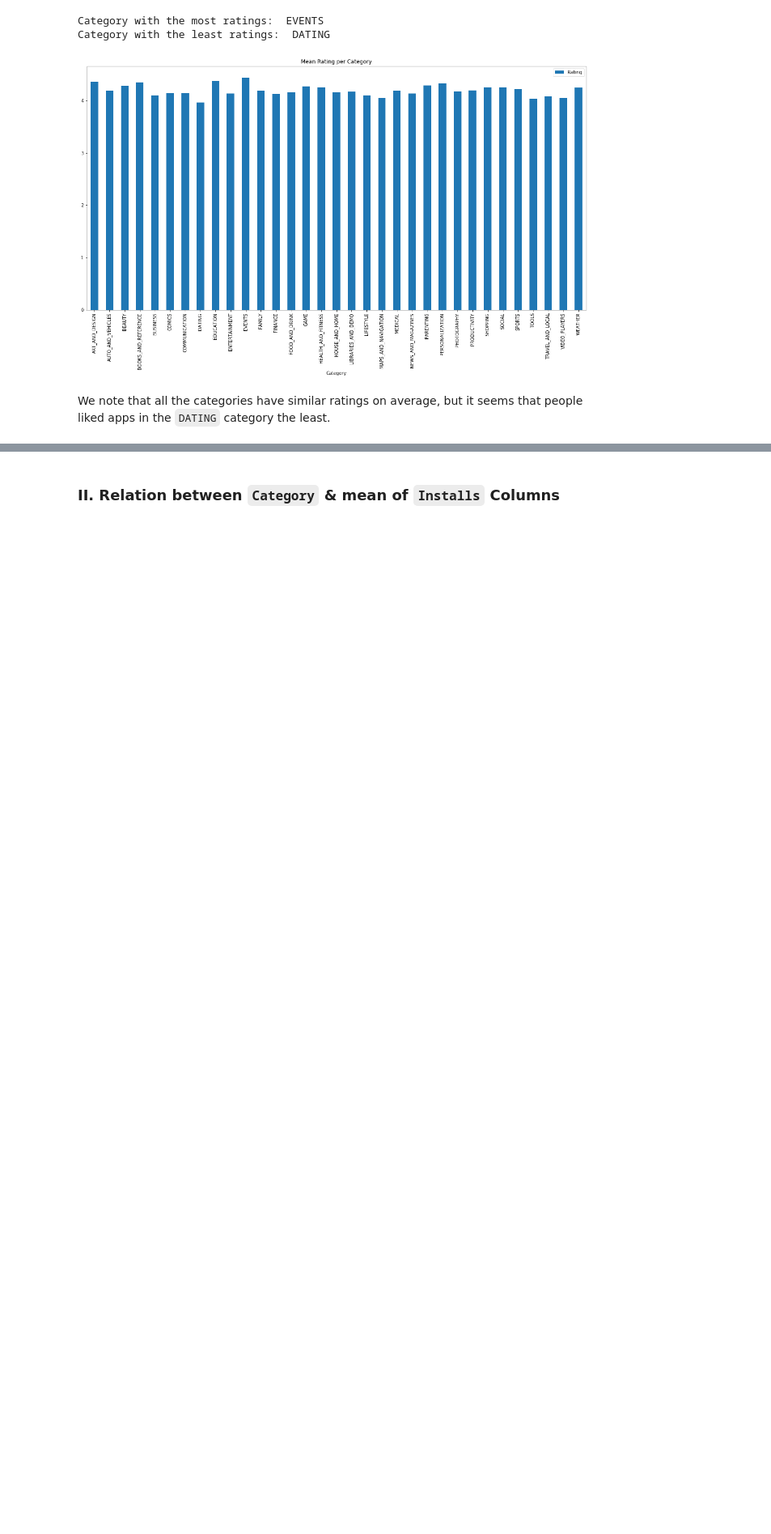
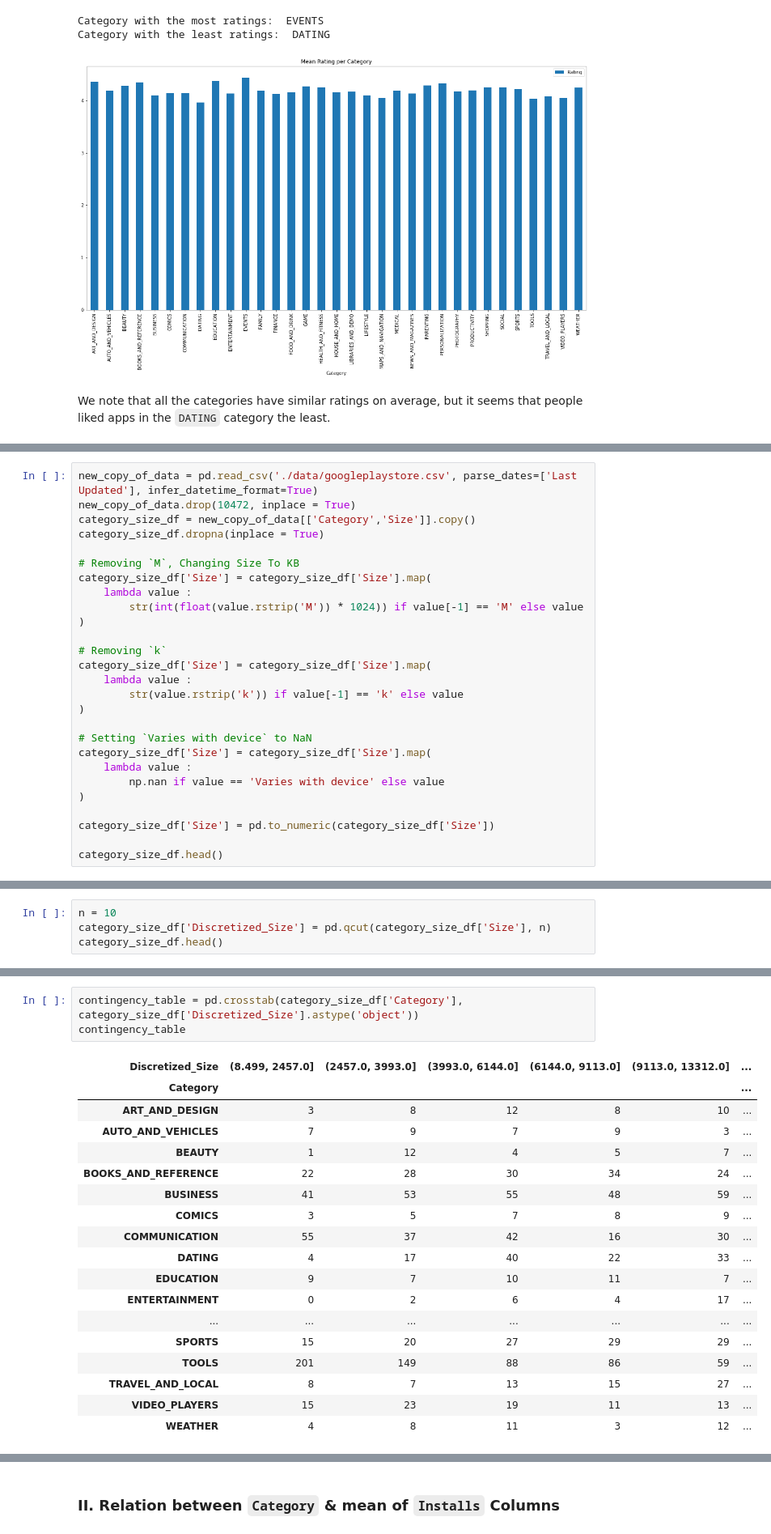
Before and after one commit to Logician724/play-store-analysis, a Jupyter notebook: notebook.ipynb, the cells around one changed output, grey strips where cells are left out. Shown at 81% size. Saved outputs shown, nothing was run; the diff lists cells and outputs as text; blank space fills up the shorter version.

```diff
--- a/notebook.ipynb
+++ b/notebook.ipynb
@@ -671,0 +677,27 @@ We note that all the categories have similar ratings on average, but it seems th
+# %%
+new_copy_of_data = pd.read_csv('./data/googleplaystore.csv', parse_dates=['Last Updated'], infer_datetime_format=True)
+new_copy_of_data.drop(10472, inplace = True)
+category_size_df = new_copy_of_data[['Category','Size']].copy()
+category_size_df.dropna(inplace = True)
+
+# Removing `M`, Changing Size To KB
+category_size_df['Size'] = category_size_df['Size'].map(
+    lambda value :
+        str(int(float(value.rstrip('M')) * 1024)) if value[-1] == 'M' else value
+)
+
+# Removing `k`
+category_size_df['Size'] = category_size_df['Size'].map(
+    lambda value :
+        str(value.rstrip('k')) if value[-1] == 'k' else value
+)
+
+# Setting `Varies with device` to NaN
+category_size_df['Size'] = category_size_df['Size'].map(
+    lambda value :
+        np.nan if value == 'Varies with device' else value
+)
+
+category_size_df['Size'] = pd.to_numeric(category_size_df['Size'])
+
+category_size_df.head()
@@ -671,0 +713,4 @@ We note that all the categories have similar ratings on average, but it seems th
+# %%
+n = 10
+category_size_df['Discretized_Size'] = pd.qcut(category_size_df['Size'], n)
+category_size_df.head()
@@ -671,0 +726,22 @@ We note that all the categories have similar ratings on average, but it seems th
+# %%
+contingency_table = pd.crosstab(category_size_df['Category'], category_size_df['Discretized_Size'].astype('object'))
+contingency_table
+# %% [output]
+| Discretized_Size | (8.499, 2457.0] | (2457.0, 3993.0] | (3993.0, 6144.0] | (6144.0, 9113.0] | (9113.0, 13312.0] | ... |
+| Category |  |  |  |  |  | ... |
+| ART_AND_DESIGN | 3 | 8 | 12 | 8 | 10 | ... |
+| AUTO_AND_VEHICLES | 7 | 9 | 7 | 9 | 3 | ... |
+| BEAUTY | 1 | 12 | 4 | 5 | 7 | ... |
+| BOOKS_AND_REFERENCE | 22 | 28 | 30 | 34 | 24 | ... |
+| BUSINESS | 41 | 53 | 55 | 48 | 59 | ... |
+| COMICS | 3 | 5 | 7 | 8 | 9 | ... |
+| COMMUNICATION | 55 | 37 | 42 | 16 | 30 | ... |
+| DATING | 4 | 17 | 40 | 22 | 33 | ... |
+| EDUCATION | 9 | 7 | 10 | 11 | 7 | ... |
+| ENTERTAINMENT | 0 | 2 | 6 | 4 | 17 | ... |
+| ... | ... | ... | ... | ... | ... | ... |
+| SPORTS | 15 | 20 | 27 | 29 | 29 | ... |
+| TOOLS | 201 | 149 | 88 | 86 | 59 | ... |
+| TRAVEL_AND_LOCAL | 8 | 7 | 13 | 15 | 27 | ... |
+| VIDEO_PLAYERS | 15 | 23 | 19 | 11 | 13 | ... |
+| WEATHER | 4 | 8 | 11 | 3 | 12 | ... |
```
Also changed, not shown: parts of 12 cells of this notebook.
